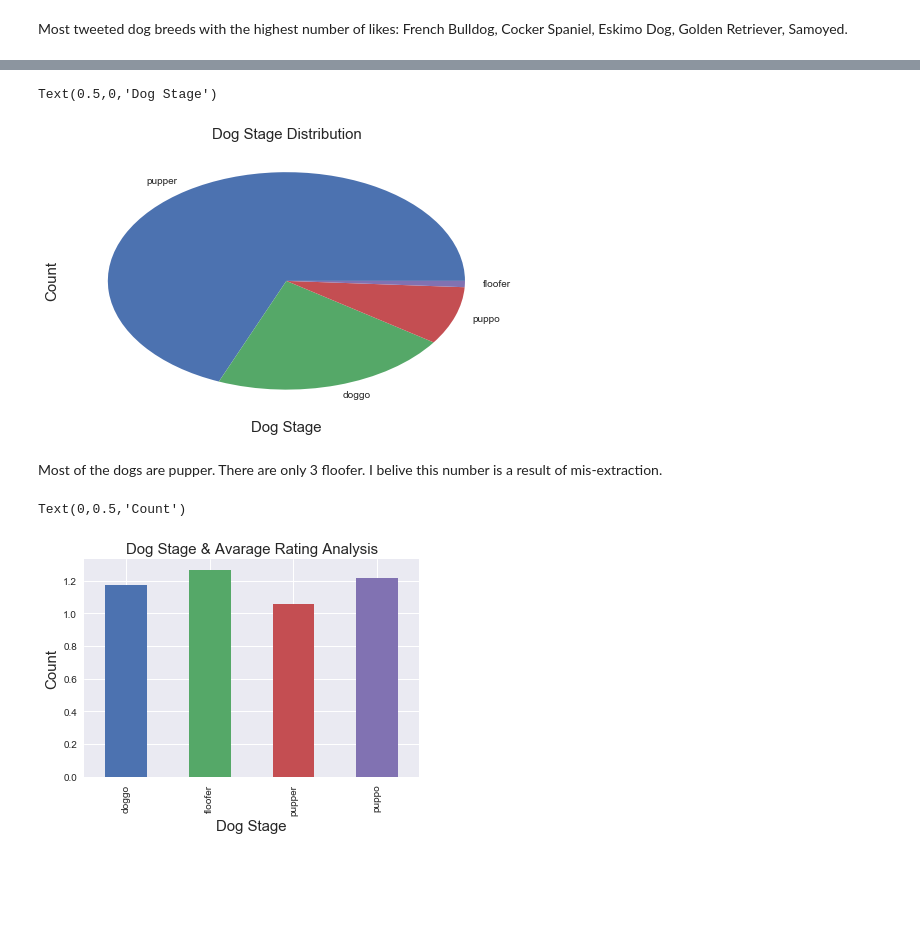
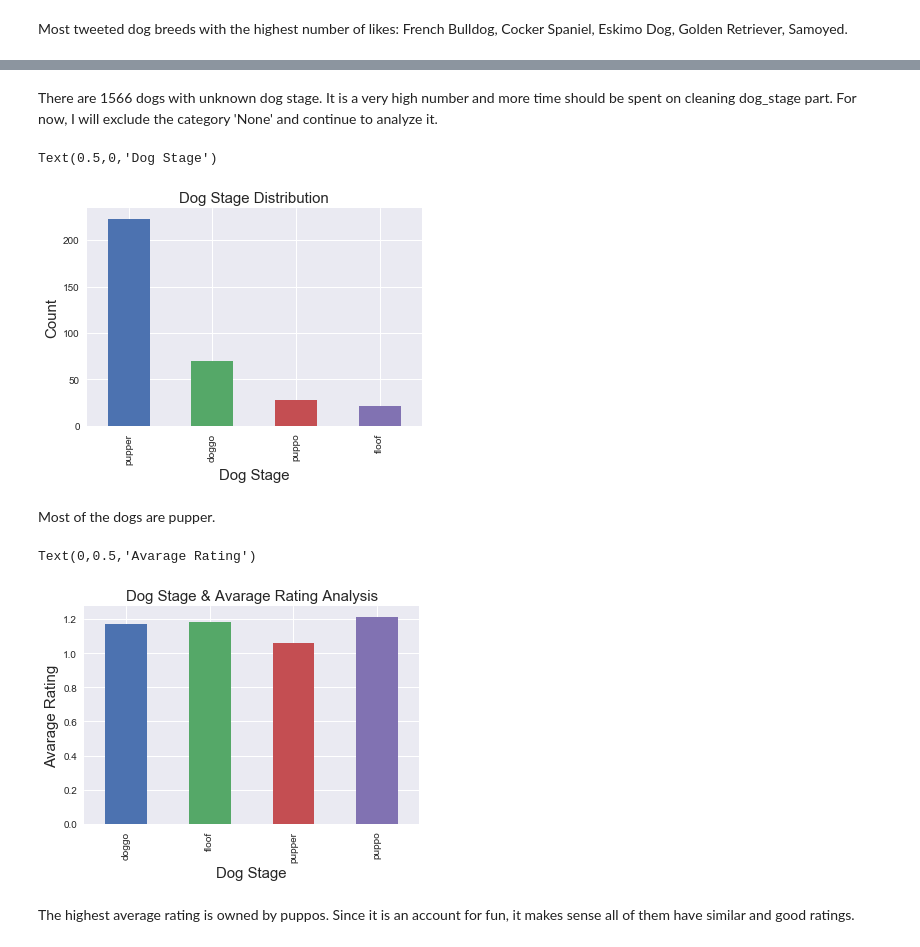
Before and after one commit to yagmurdalman/wrangle-and-analyze-data, a Jupyter notebook: wrangle_act.ipynb, the cells around one changed output, grey strips where cells are left out. Saved outputs shown, nothing was run; the diff lists cells and outputs as text; code cells hidden in the pictures; blank space fills up the shorter version.

```diff
--- a/wrangle_act.ipynb
+++ b/wrangle_act.ipynb
@@ -1615,22 +1676,26 @@ Name: dog_stage, dtype: int64
+# %% [markdown]
+There are 1566 dogs with unknown dog stage. It is a very high number and more time should be spent on cleaning dog_stage part. For now, I will exclude  the category 'None' and continue to analyze it.
 # %%
 dog_stages=df.groupby('dog_stage').filter(lambda x: len(x) < 250)
-dog_stages['dog_stage'].value_counts().plot(kind = 'pie', figsize=(8,5))
+dog_stages['dog_stage'].value_counts().plot(kind = 'bar')
 plt.title('Dog Stage Distribution', fontsize=15)
 plt.ylabel('Count', fontsize=15)
 plt.xlabel('Dog Stage', fontsize=15)
 # %% [output]
 Text(0.5,0,'Dog Stage')
-[figure, old version]
+[figure, new version]
-# %% [markdown]
-Most of the dogs are pupper. There are only 3 floofer. I belive this number is a result of mis-extraction.
+# %% [markdown]
+Most of the dogs are pupper.
 # %%
 dog_stages.groupby('dog_stage')['rating'].mean().plot(kind='bar')
 plt.title('Dog Stage & Avarage Rating Analysis', fontsize=15)
 plt.xlabel('Dog Stage', fontsize=15)
-plt.ylabel('Count', fontsize=15)
+plt.ylabel('Avarage Rating', fontsize=15)
 # %% [output]
-Text(0,0.5,'Count')
+Text(0,0.5,'Avarage Rating')
-[figure, old version]
+[figure, new version]
+# %% [markdown]
+The highest average rating is owned by puppos. Since it is an account for fun, it makes sense all of them have similar  and good ratings.
 # %%
 dog_stages.groupby('dog_stage')['favorite_count'].mean().plot(kind='bar')
 plt.title('Dog Stage & Avarage Favorite Count Analysis', fontsize=15)
```
Also changed, not shown: parts of 34 cells of this notebook.
